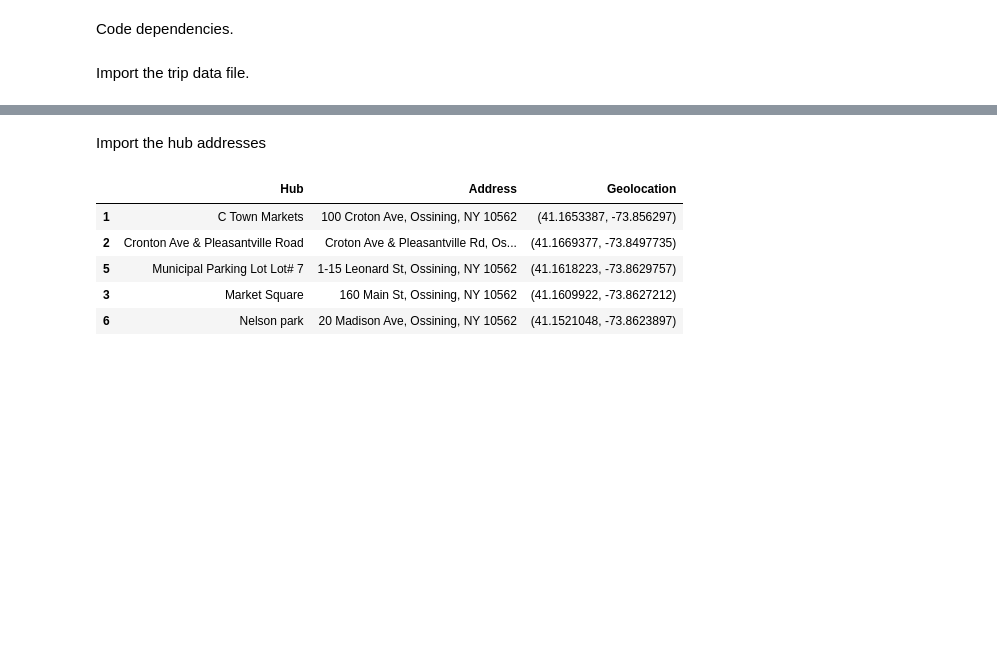
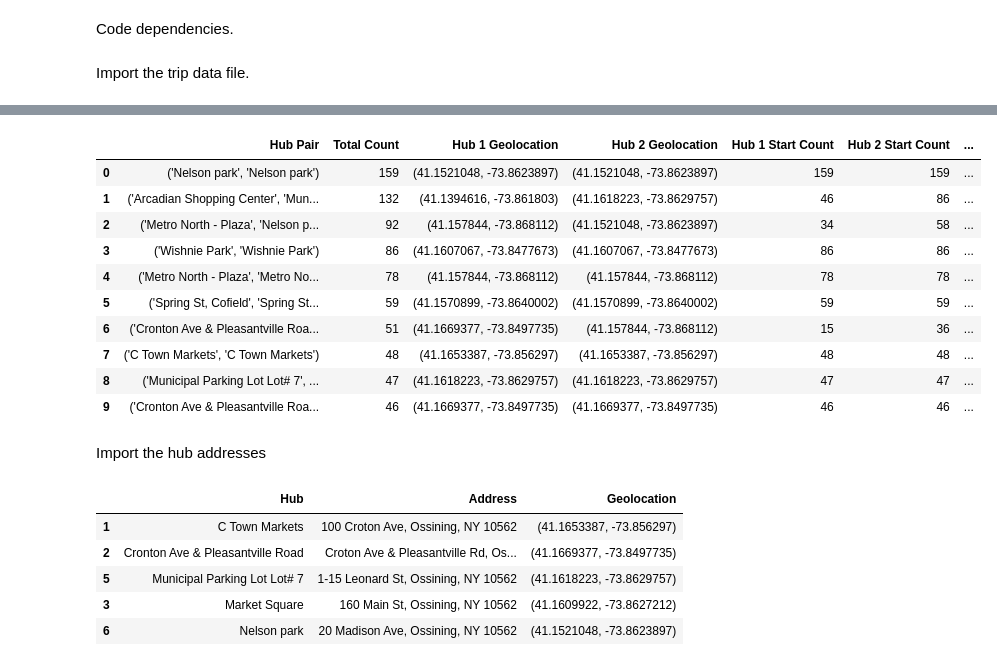
Before and after one commit to croton-on-hudson/project-mover, a Jupyter notebook: 4.map.ipynb, the cells around one changed output, grey strips where cells are left out. Cells and saved outputs as stored; diff of their text form; code cells hidden in the pictures; blank space fills up the shorter version.

Commit message:
sort

```diff
--- a/4.map.ipynb
+++ b/4.map.ipynb
@@ -24,6 +24,21 @@ df.sample(5)
 | 8 | ('Municipal Parking Lot Lot# 7', ... | 47 | (41.1618223, -73.8629757) | (41.1618223, -73.8629757) | 47 | 47 | ... |
 | 46 | ('Metro North - Plaza', 'Ossining... | 5 | (41.157844, -73.868112) | (41.1642872, -73.8604165) | 2 | 3 | ... |
 | 22 | ('Cronton Ave & Pleasantville Roa... | 17 | (41.1669377, -73.8497735) | (41.1609922, -73.8627212) | 11 | 6 | ... |
+# %%
+df.sort_values(by="Total Count", ascending=False, inplace=True)
+df.head(10)
+# %% [output]
+|  | Hub Pair | Total Count | Hub 1 Geolocation | Hub 2 Geolocation | Hub 1 Start Count | Hub 2 Start Count | ... |
+| 0 | ('Nelson park', 'Nelson park') | 159 | (41.1521048, -73.8623897) | (41.1521048, -73.8623897) | 159 | 159 | ... |
+| 1 | ('Arcadian Shopping Center', 'Mun... | 132 | (41.1394616, -73.861803) | (41.1618223, -73.8629757) | 46 | 86 | ... |
+| 2 | ('Metro North - Plaza', 'Nelson p... | 92 | (41.157844, -73.868112) | (41.1521048, -73.8623897) | 34 | 58 | ... |
+| 3 | ('Wishnie Park', 'Wishnie Park') | 86 | (41.1607067, -73.8477673) | (41.1607067, -73.8477673) | 86 | 86 | ... |
+| 4 | ('Metro North - Plaza', 'Metro No... | 78 | (41.157844, -73.868112) | (41.157844, -73.868112) | 78 | 78 | ... |
+| 5 | ('Spring St, Cofield', 'Spring St... | 59 | (41.1570899, -73.8640002) | (41.1570899, -73.8640002) | 59 | 59 | ... |
+| 6 | ('Cronton Ave & Pleasantville Roa... | 51 | (41.1669377, -73.8497735) | (41.157844, -73.868112) | 15 | 36 | ... |
+| 7 | ('C Town Markets', 'C Town Markets') | 48 | (41.1653387, -73.856297) | (41.1653387, -73.856297) | 48 | 48 | ... |
+| 8 | ('Municipal Parking Lot Lot# 7', ... | 47 | (41.1618223, -73.8629757) | (41.1618223, -73.8629757) | 47 | 47 | ... |
+| 9 | ('Cronton Ave & Pleasantville Roa... | 46 | (41.1669377, -73.8497735) | (41.1669377, -73.8497735) | 46 | 46 | ... |
 # %% [markdown]
 Import the hub addresses
 # %%
```
Also changed, not shown: parts of 1 cell of this notebook, 1 other file.
